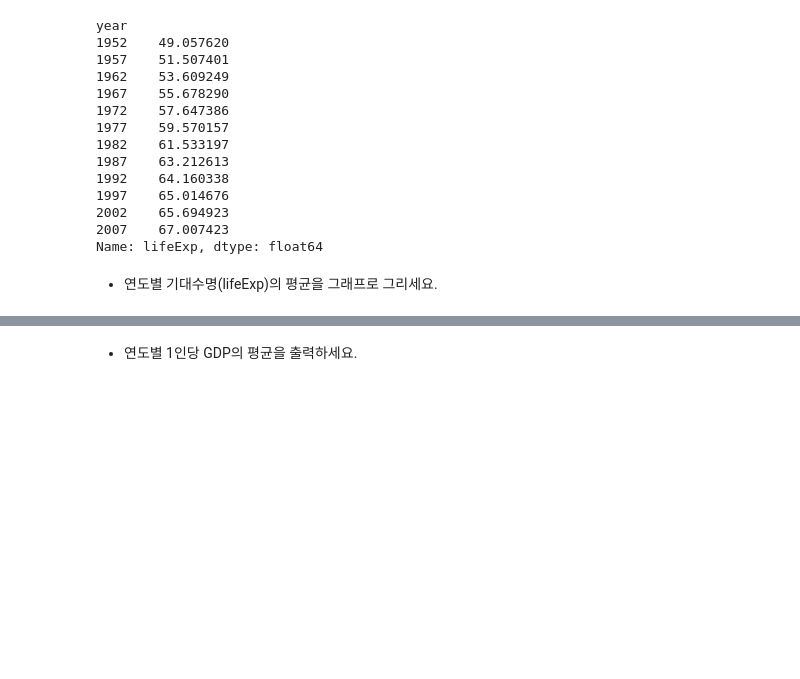
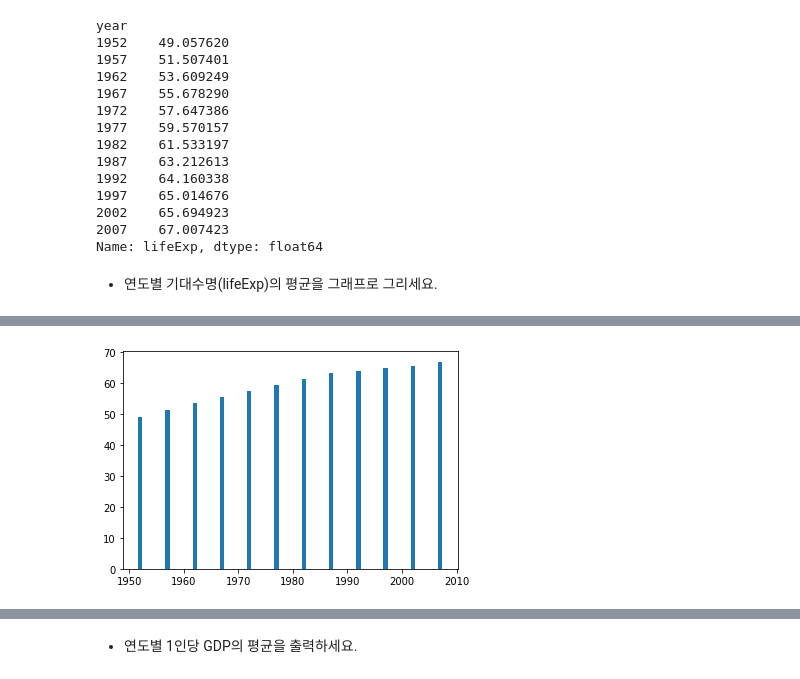
Before and after one commit to JakeOh/202105_itw_bd26, a Jupyter notebook: lab_da/da09_gapminder.ipynb, the cells around one changed output, grey strips where cells are left out. Drawn from its saved outputs; the diff is of its cells as text; code cells hidden in the pictures; blank space fills up the shorter version.

```diff
--- a/lab_da/da09_gapminder.ipynb
+++ b/lab_da/da09_gapminder.ipynb
@@ -246,0 +282,5 @@ Name: lifeExp, dtype: float64
+# %%
+plt.bar(x=lifeExp_by_year.index, height=lifeExp_by_year.values)
+plt.show()
+# %% [output]
+[figure, added]
```
Also changed, not shown: parts of 5 cells of this notebook.
